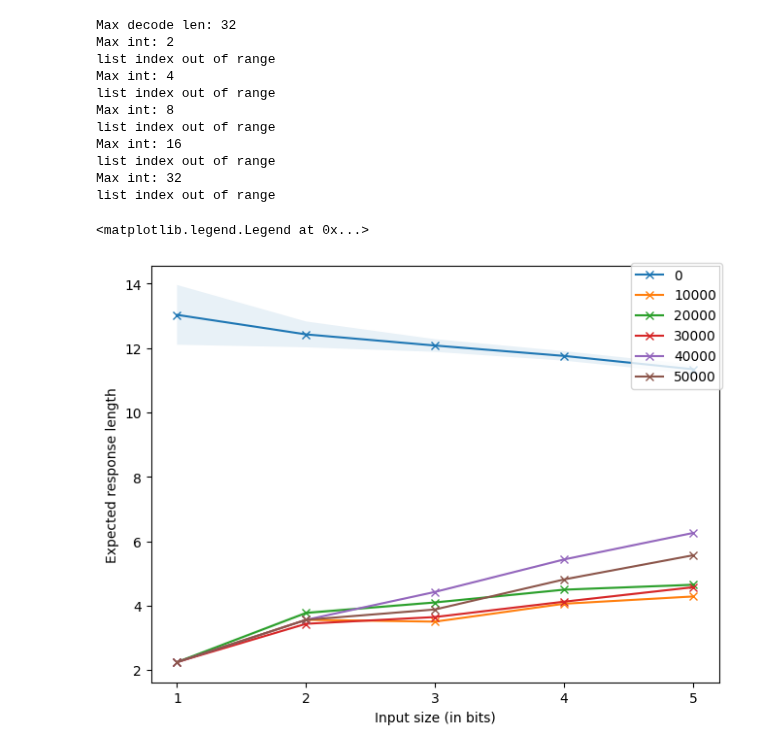
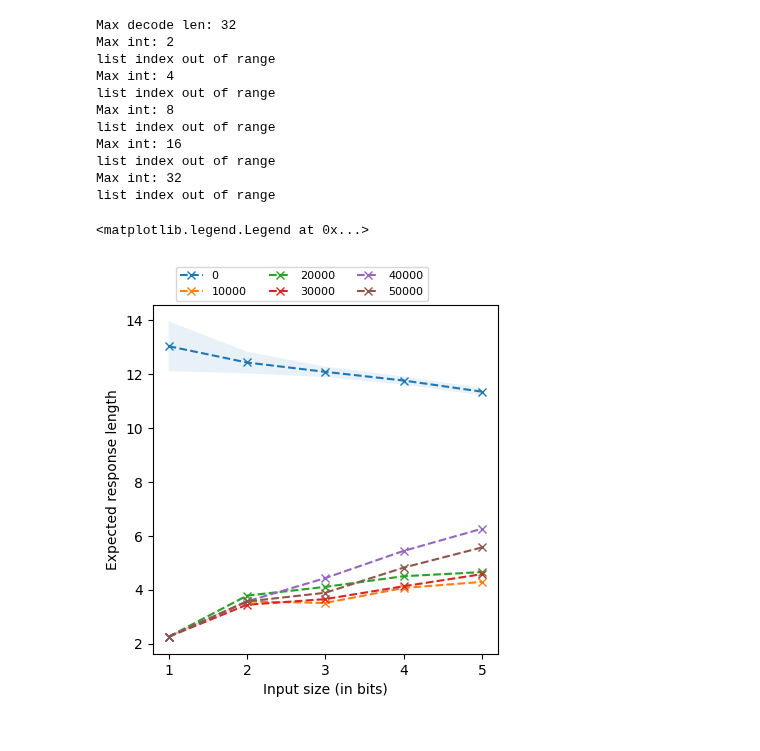
Before and after one commit to chanb/scaling_jax, a Jupyter notebook: src/evaluations/evaluate_addition.ipynb, the cells around one changed output. Saved outputs shown, nothing was run; the diff lists cells and outputs as text; code cells hidden in the pictures.

```diff
--- a/src/evaluations/evaluate_addition.ipynb
+++ b/src/evaluations/evaluate_addition.ipynb
@@ -349,7 +349,7 @@ list index out of range
 Max int: 32
 list index out of range
 # %%
-fig, ax = plt.subplots(1, 1, layout="constrained")
+fig, ax = plt.subplots(1, 1, layout="constrained", figsize=(4, 4))
 
 checkpoint_interval = config_dict["logging_config"]["checkpoint_interval"]
 prompt_lengths = np.argmax(batch["sequence"], axis=-1) // 2 - 1
@@ -361,32 +361,40 @@ for checkpoint_i, curr_metric in all_res["metrics"].items():
             np.mean(curr_metric[num_bits]["response_lengths"]),
             np.std(curr_metric[num_bits]["response_lengths"]) / np.sqrt(
                 curr_metric[num_bits]["response_lengths"].shape[0]
                 * curr_metric[num_bits]["response_lengths"].shape[1]
             ),
         ))
 
     expected_response_lengths = np.array(expected_response_lengths)
 
     if expected_response_lengths.shape[0] == 0:
         continue
 
     ax.plot(
         input_length_range,
         expected_response_lengths[:, 0],
         marker="x",
+        linestyle="--",
         label=f"{checkpoint_i * checkpoint_interval}",
     )
     ax.fill_between(
         input_length_range,
         expected_response_lengths[:, 0] + expected_response_lengths[:, 1],
         expected_response_lengths[:, 0] - expected_response_lengths[:, 1],
         alpha=0.1,
     )
     ax.set_xticks(input_length_range)
     ax.set_ylabel("Expected response length")
     ax.set_xlabel("Input size (in bits)")
 
-fig.legend()
+fig.legend(
+    bbox_to_anchor=(0.0, 1.0, 1.0, 0.0),
+    loc="lower center",
+    ncols=3,
+    borderaxespad=0.0,
+    frameon=True,
+    fontsize="8",
+)
 # %% [output]
 <matplotlib.legend.Legend at 0x...>
-[figure, old version]
+[figure, new version]
```
Also changed, not shown: parts of 1 cell of this notebook, 5 other files.
